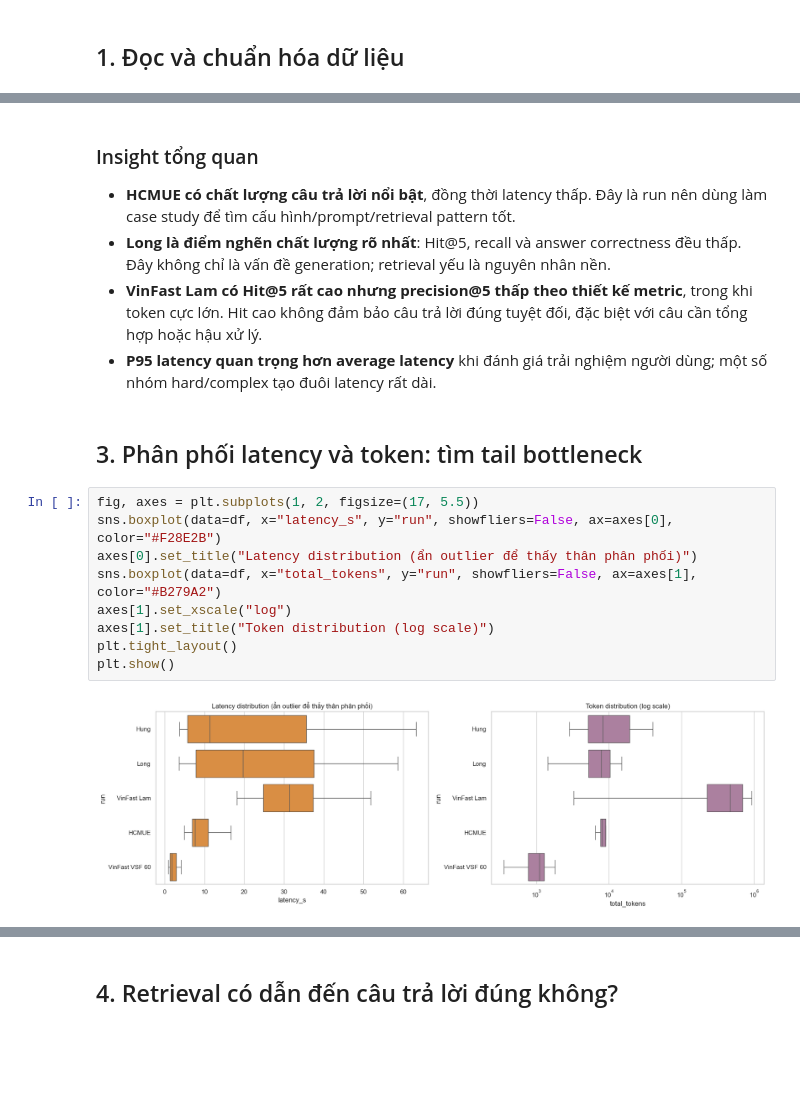
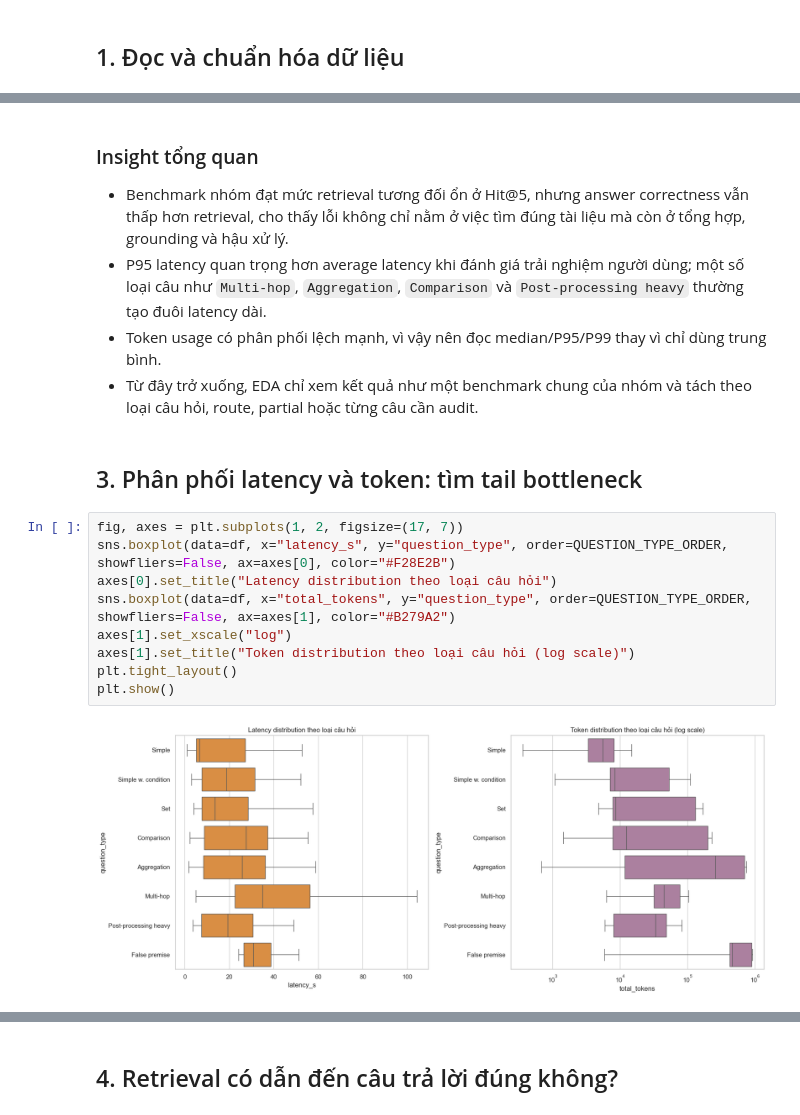
Before and after one commit to baeGil/TeamHN-RAG-Agent, a Jupyter notebook: evaluation/eval_final/benchmark_final_eda.ipynb, the cells around one changed output, grey strips where cells are left out. Cells and saved outputs as stored; diff of their text form; blank space fills up the shorter version.

```diff
--- a/evaluation/eval_final/benchmark_final_eda.ipynb
+++ b/evaluation/eval_final/benchmark_final_eda.ipynb
@@ -182,21 +302,21 @@ plt.show()
 # %% [markdown]
 ### Insight tổng quan
 
-- **HCMUE có chất lượng câu trả lời nổi bật**, đồng thời latency thấp. Đây là run nên dùng làm case study để tìm cấu hình/prompt/retrieval pattern tốt.
-- **Long là điểm nghẽn chất lượng rõ nhất**: Hit@5, recall và answer correctness đều thấp. Đây không chỉ là vấn đề generation; retrieval yếu là nguyên nhân nền.
-- **VinFast Lam có Hit@5 rất cao nhưng precision@5 thấp theo thiết kế metric**, trong khi token cực lớn. Hit cao không đảm bảo câu trả lời đúng tuyệt đối, đặc biệt với câu cần tổng hợp hoặc hậu xử lý.
-- **P95 latency quan trọng hơn average latency** khi đánh giá trải nghiệm người dùng; một số nhóm hard/complex tạo đuôi latency rất dài.
+- Benchmark nhóm đạt mức retrieval tương đối ổn ở Hit@5, nhưng answer correctness vẫn thấp hơn retrieval, cho thấy lỗi không chỉ nằm ở việc tìm đúng tài liệu mà còn ở tổng hợp, grounding và hậu xử lý.
+- P95 latency quan trọng hơn average latency khi đánh giá trải nghiệm người dùng; một số loại câu như `Multi-hop`, `Aggregation`, `Comparison` và `Post-processing heavy` thường tạo đuôi latency dài.
+- Token usage có phân phối lệch mạnh, vì vậy nên đọc median/P95/P99 thay vì chỉ dùng trung bình.
+- Từ đây trở xuống, EDA chỉ xem kết quả như một benchmark chung của nhóm và tách theo loại câu hỏi, route, partial hoặc từng câu cần audit.
 # %% [markdown]
 ## 3. Phân phối latency và token: tìm tail bottleneck
 # %%
-fig, axes = plt.subplots(1, 2, figsize=(17, 5.5))
-sns.boxplot(data=df, x="latency_s", y="run", showfliers=False, ax=axes[0], color="#F28E2B")
-axes[0].set_title("Latency distribution (ẩn outlier để thấy thân phân phối)")
-sns.boxplot(data=df, x="total_tokens", y="run", showfliers=False, ax=axes[1], color="#B279A2")
+fig, axes = plt.subplots(1, 2, figsize=(17, 7))
+sns.boxplot(data=df, x="latency_s", y="question_type", order=QUESTION_TYPE_ORDER, showfliers=False, ax=axes[0], color="#F28E2B")
+axes[0].set_title("Latency distribution theo loại câu hỏi")
+sns.boxplot(data=df, x="total_tokens", y="question_type", order=QUESTION_TYPE_ORDER, showfliers=False, ax=axes[1], color="#B279A2")
 axes[1].set_xscale("log")
-axes[1].set_title("Token distribution (log scale)")
+axes[1].set_title("Token distribution theo loại câu hỏi (log scale)")
 plt.tight_layout()
 plt.show()
 # %% [output]
-[figure, old version]
+[figure, new version]
 # %%
```
Also changed, not shown: parts of 19 cells of this notebook, 4 other files.
